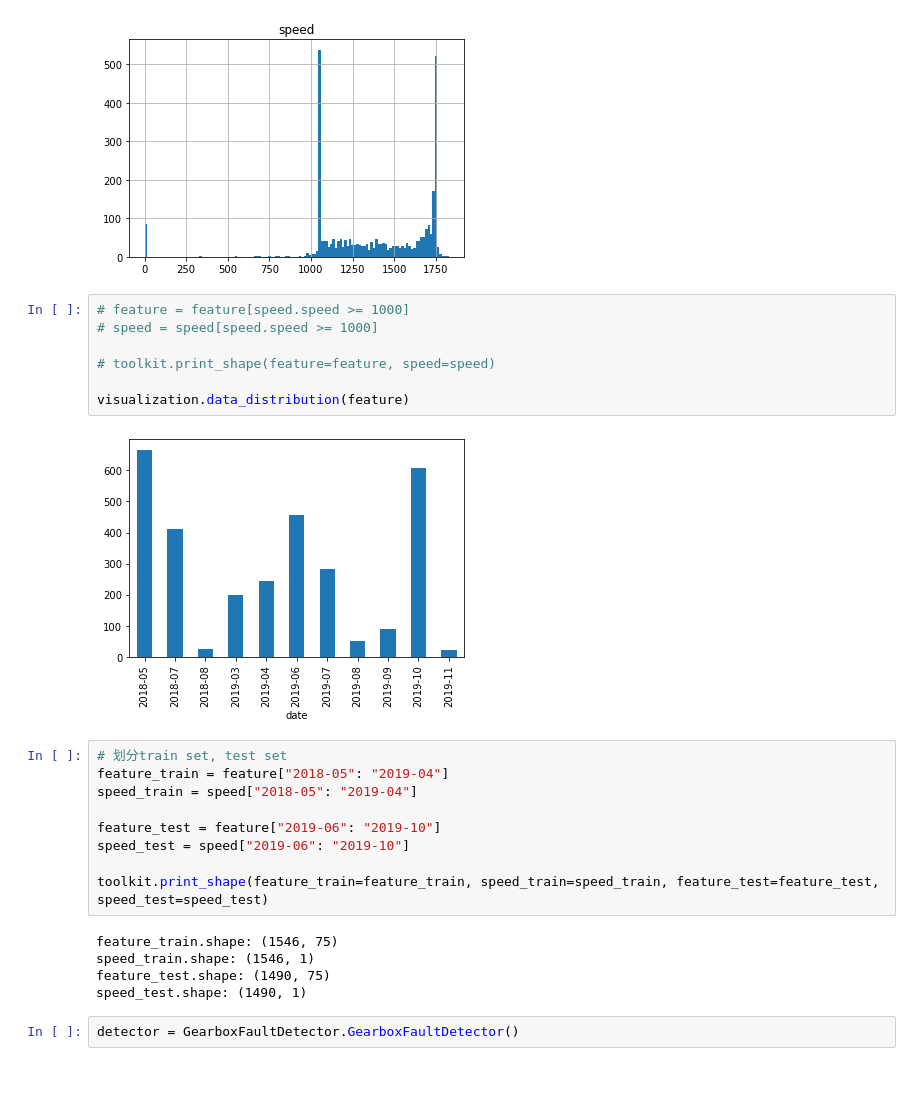
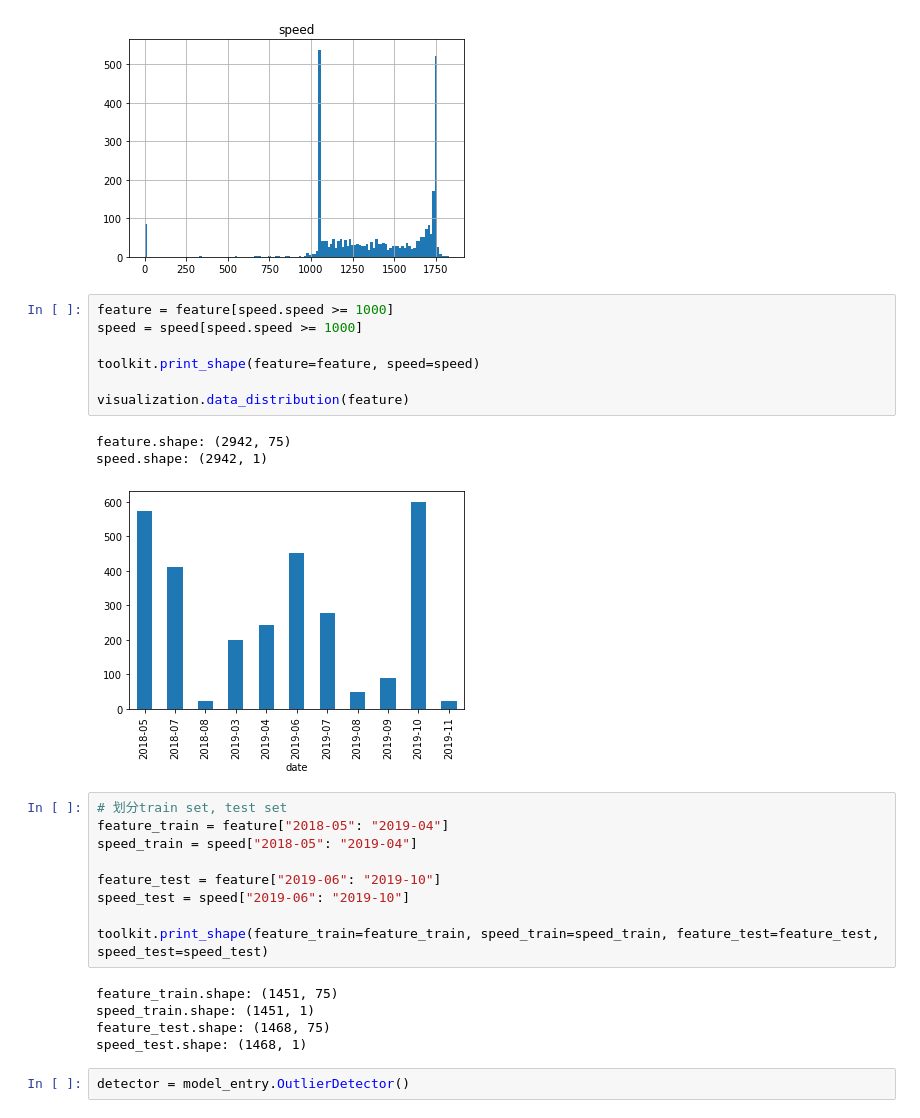
Before and after one commit to AiZhanghan/gearbox-fault-detection, a Jupyter notebook: code/train/niu_jia_ling/7.ipynb, the cells around one changed output. Saved outputs shown, nothing was run; the diff lists cells and outputs as text; blank space fills up the shorter version.

```diff
--- a/code/train/niu_jia_ling/7.ipynb
+++ b/code/train/niu_jia_ling/7.ipynb
@@ -36,14 +37,16 @@ speed.hist(bins=128)
 array([[<AxesSubplot:title={'center':'speed'}>]], dtype=object)
 [figure]
 # %%
-# feature = feature[speed.speed >= 1000]
-# speed = speed[speed.speed >= 1000]
+feature = feature[speed.speed >= 1000]
+speed = speed[speed.speed >= 1000]
 
-# toolkit.print_shape(feature=feature, speed=speed)
+toolkit.print_shape(feature=feature, speed=speed)
 
 visualization.data_distribution(feature)
 # %% [output]
+feature.shape: (2942, 75)
+speed.shape: (2942, 1)
-[figure, old version]
+[figure, new version]
 # %%
 # 划分train set, test set
 feature_train = feature["2018-05": "2019-04"]
@@ -54,10 +57,10 @@ speed_test = speed["2019-06": "2019-10"]
 
 toolkit.print_shape(feature_train=feature_train, speed_train=speed_train, feature_test=feature_test, speed_test=speed_test)
 # %% [output]
-feature_train.shape: (1546, 75)
-speed_train.shape: (1546, 1)
-feature_test.shape: (1490, 75)
-speed_test.shape: (1490, 1)
+feature_train.shape: (1451, 75)
+speed_train.shape: (1451, 1)
+feature_test.shape: (1468, 75)
+speed_test.shape: (1468, 1)
-# %%
-detector = GearboxFaultDetector.GearboxFaultDetector()
+# %%
+detector = model_entry.OutlierDetector()
 # %%
```
Also changed, not shown: parts of 8 cells of this notebook, 5 other files.
